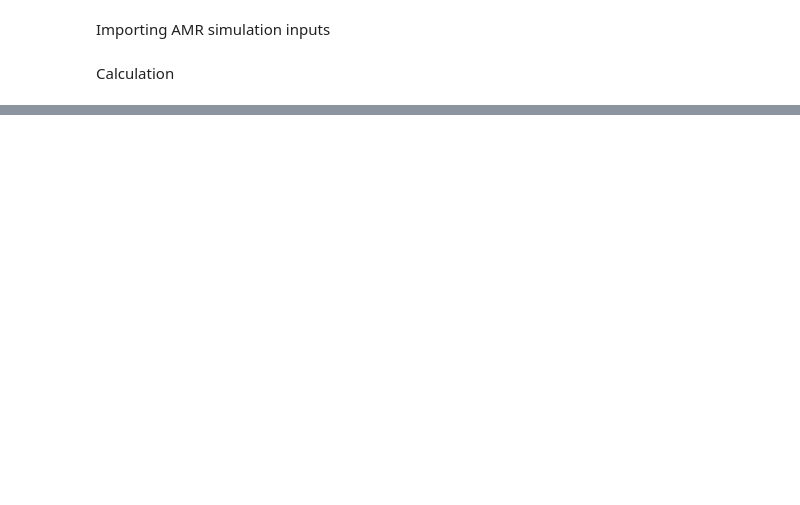
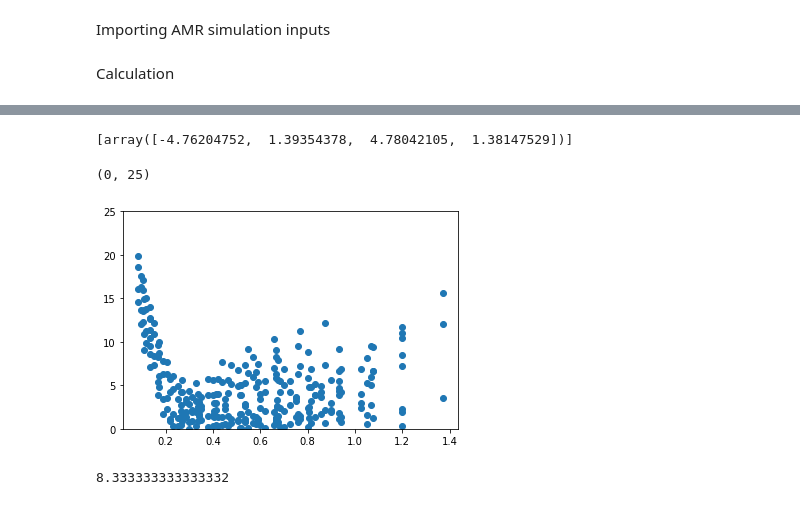
Before and after one commit to gfidelisp/Jupyter, a Jupyter notebook: Codemig/AMR_Model/Main.ipynb, the cells around one changed output, grey strips where cells are left out. Drawn from its saved outputs; the diff is of its cells as text; code cells hidden in the pictures; blank space fills up the shorter version.

```diff
--- a/Codemig/AMR_Model/Main.ipynb
+++ b/Codemig/AMR_Model/Main.ipynb
@@ -73,0 +292,6 @@ k_f_eff = k_e_f + rho_f*c_f*D_
+# %%
+Cf=[]
+Cf.append(Coef[0])
+Cf
+# %% [output]
+[array([-4.76204752,  1.39354378,  4.78042105,  1.38147529])]
@@ -73,0 +301,16 @@ k_f_eff = k_e_f + rho_f*c_f*D_
+# %%
+erro1 = abs((Pi_8 -fitting((Pi_6,Pi_7),Coef[0][0],Coef[0][1],Coef[0][2]))/Pi_8*100)
+# %%
+plt.plot(Pi_6,erro1,'o')
+plt.ylim([0,25])
+# %% [output]
+(0, 25)
+[figure, added]
+# %%
+j = 0
+for i in range(len(erro1)):
+    if erro1[i] > 12:
+        j=j+1
+(j/len(erro1))*100
+# %% [output]
+8.333333333333332
```
Also changed, not shown: parts of 24 cells of this notebook, 2 other files.
